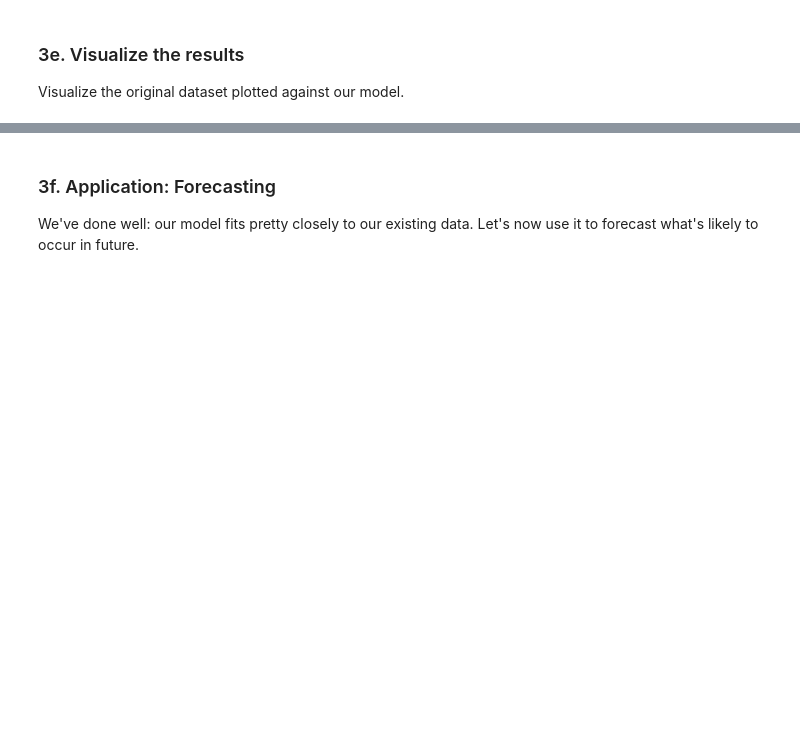
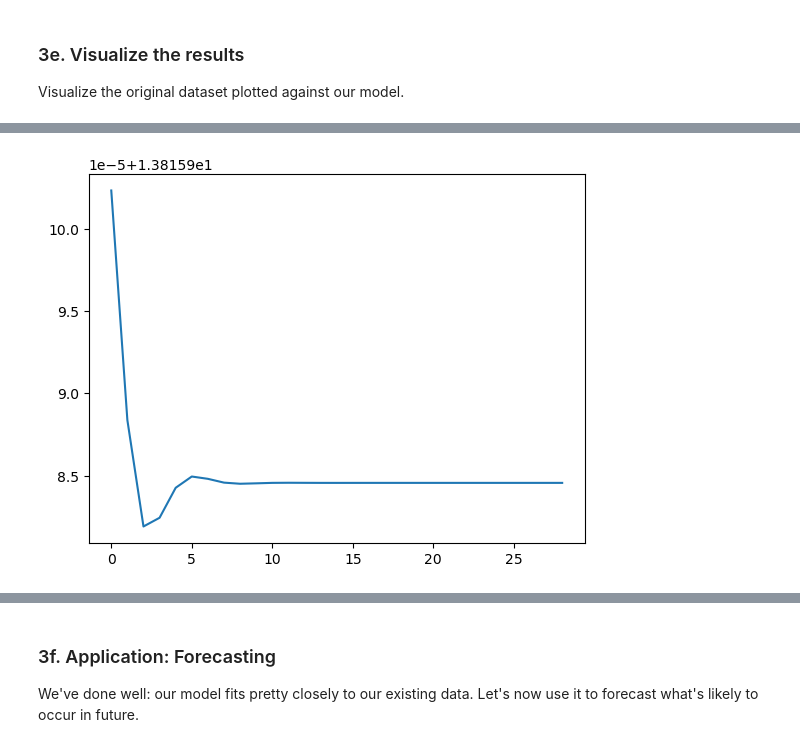
Before and after one commit to shawn-munir/springboard-data-science, a Jupyter notebook: Case Study/Time-Series Analysis - Cowboy Cigarettes/Cowboys&CigrettesCaseStudy/Cowboy Cigarettes Case Study - Tier 3 - WORKING COPY.ipynb, the cells around one changed output, grey strips where cells are left out. Cells and saved outputs as stored; diff of their text form; code cells hidden in the pictures; blank space fills up the shorter version.

```diff
--- a/Case Study/Time-Series Analysis - Cowboy Cigarettes/Cowboys&CigrettesCaseStudy/Cowboy Cigarettes Case Study - Tier 3 - WORKING COPY.ipynb
+++ b/Case Study/Time-Series Analysis - Cowboy Cigarettes/Cowboys&CigrettesCaseStudy/Cowboy Cigarettes Case Study - Tier 3 - WORKING COPY.ipynb
@@ -2604,0 +3058,4 @@ Visualize the original dataset plotted against our model.
+# %%
+plt.plot(forecast);
+# %% [output]
+[figure, added]
```
Also changed, not shown: parts of 78 cells of this notebook.
